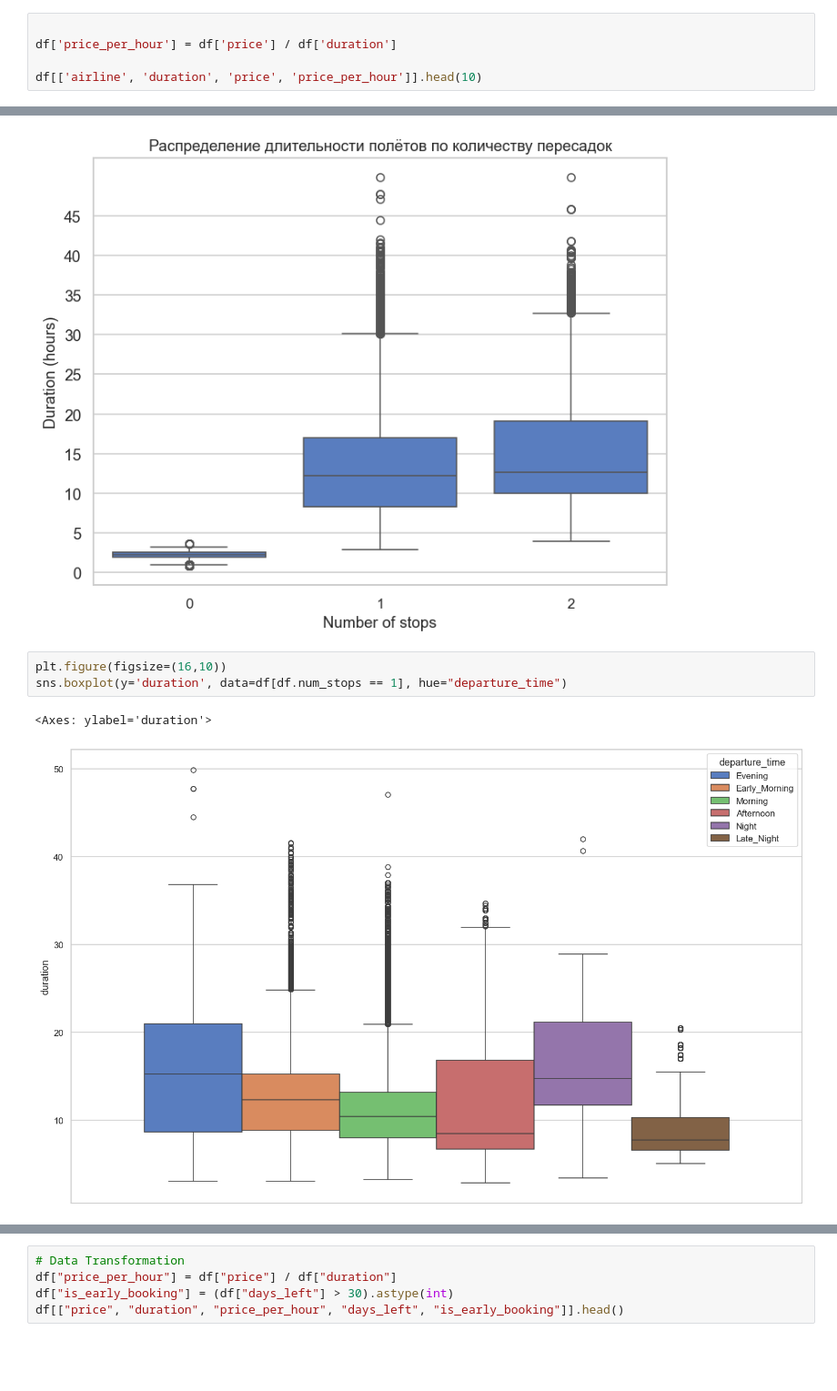
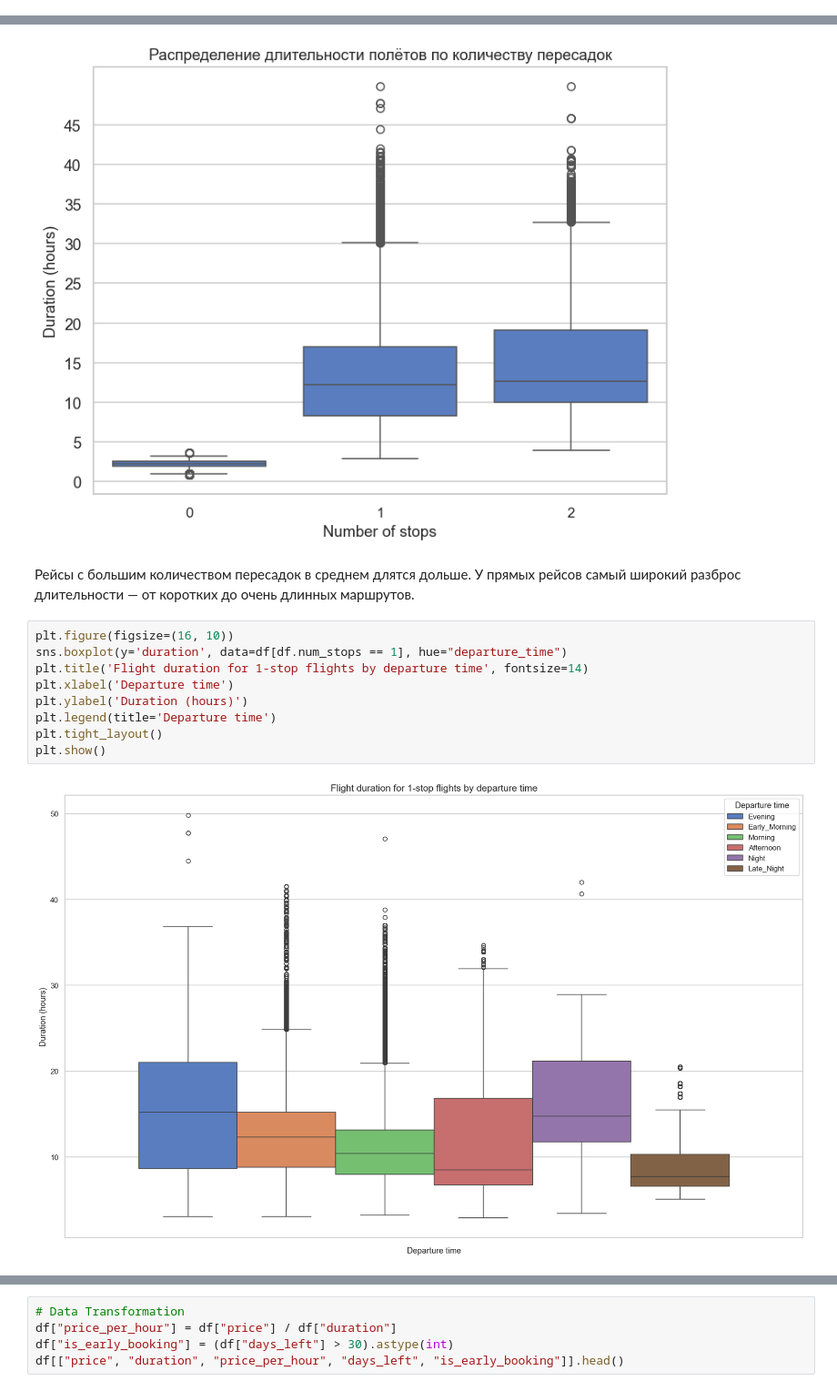
Before and after one commit to sofyakazykina/Flight-Price-Prediction, a Jupyter notebook: flight_analysis.ipynb, the cells around one changed output, grey strips where cells are left out. Shown at 91% size. Cells and saved outputs as stored; diff of their text form; blank space fills up the shorter version.

```diff
--- a/flight_analysis.ipynb
+++ b/flight_analysis.ipynb
@@ -80,8 +76,3 @@ else:
 # %% [output]
 Duplicate rows: 0
 No duplicates found — dataset is clean.
-# %%
-
-df['price_per_hour'] = df['price'] / df['duration']
-
-df[['airline', 'duration', 'price', 'price_per_hour']].head(10)
@@ -283,9 +265,17 @@ plt.yticks(range(0, max_dur, 5))
 plt.show()
 # %% [output]
 [figure]
+# %% [markdown]
+Рейсы с большим количеством пересадок в среднем длятся дольше.
+У прямых рейсов самый широкий разброс длительности — от коротких до очень длинных маршрутов.
 # %%
-plt.figure(figsize=(16,10))
+plt.figure(figsize=(16, 10))
 sns.boxplot(y='duration', data=df[df.num_stops == 1], hue="departure_time")
+plt.title('Flight duration for 1-stop flights by departure time', fontsize=14)
+plt.xlabel('Departure time')
+plt.ylabel('Duration (hours)')
+plt.legend(title='Departure time')
+plt.tight_layout()
+plt.show()
 # %% [output]
-<Axes: ylabel='duration'>
-[figure, old version]
+[figure, new version]
```
Also changed, not shown: parts of 15 cells of this notebook.
